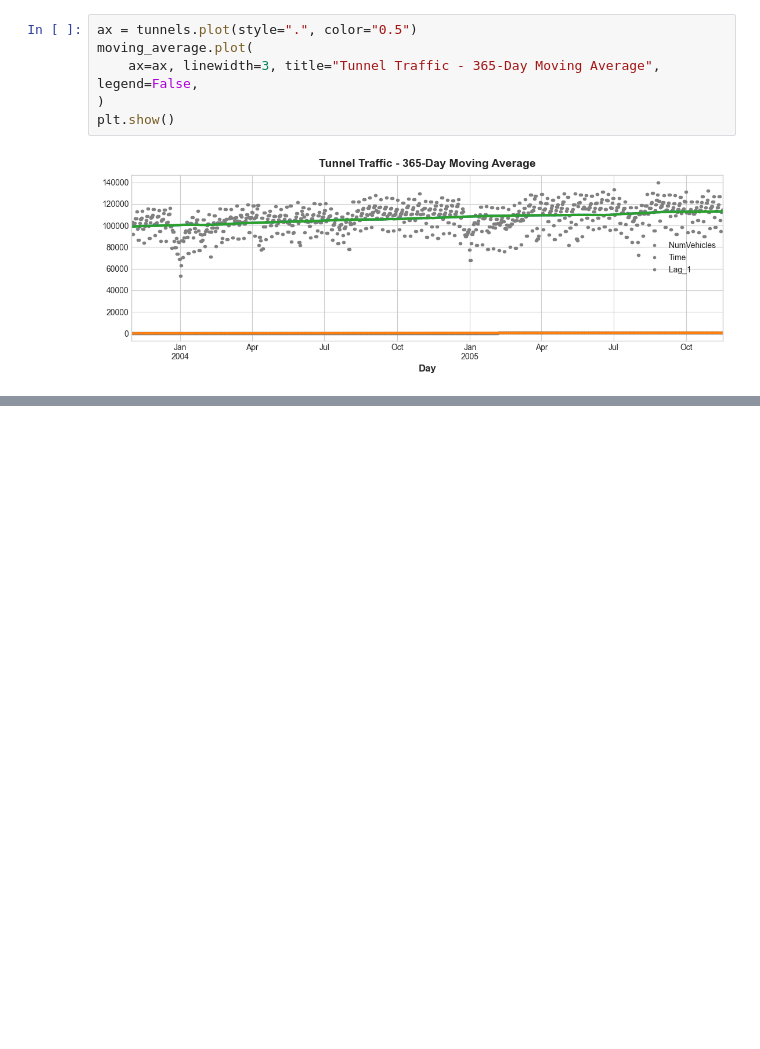
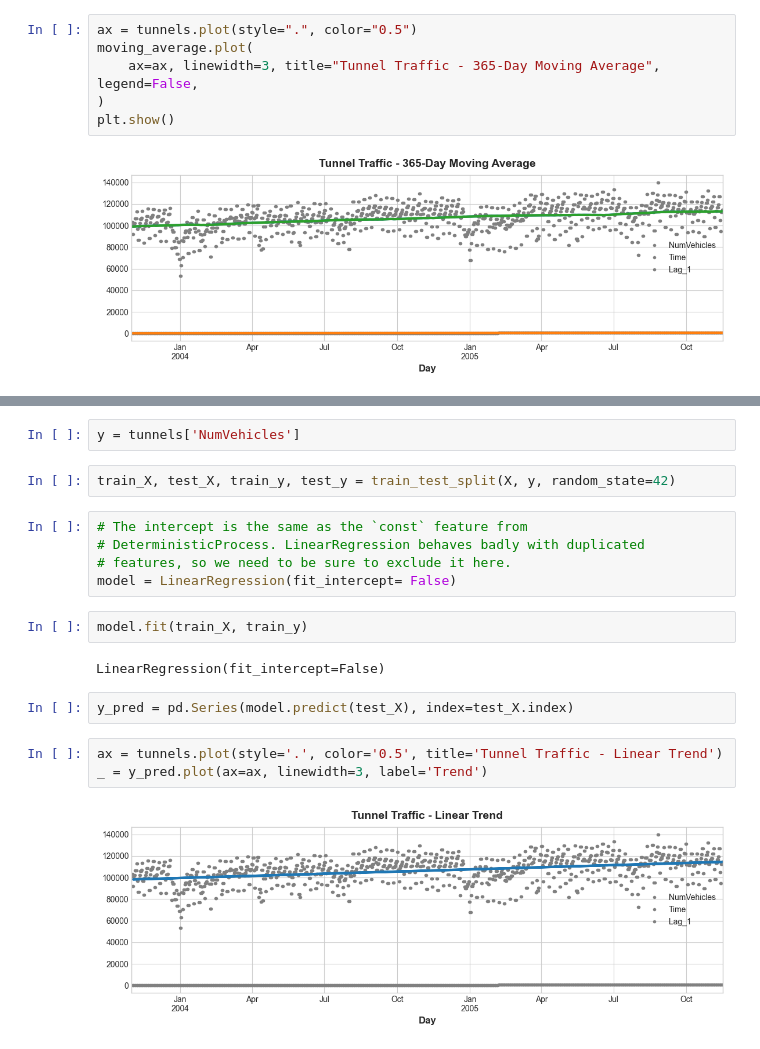
Before and after one commit to Medoci/Medoci, a Jupyter notebook: notebooks/Kaggle_Time_Series_Forecasting.ipynb, the cells around one changed output, grey strips where cells are left out. Drawn from its saved outputs; the diff is of its cells as text; blank space fills up the shorter version.

Commit message:
pip install + complete trends

```diff
--- a/notebooks/Kaggle_Time_Series_Forecasting.ipynb
+++ b/notebooks/Kaggle_Time_Series_Forecasting.ipynb
@@ -399,0 +423,20 @@ plt.show()
+# %%
+y = tunnels['NumVehicles']
+# %%
+train_X, test_X, train_y, test_y = train_test_split(X, y, random_state=42)
+# %%
+# The intercept is the same as the `const` feature from
+# DeterministicProcess. LinearRegression behaves badly with duplicated
+# features, so we need to be sure to exclude it here.
+model = LinearRegression(fit_intercept= False)
+# %%
+model.fit(train_X, train_y)
+# %% [output]
+LinearRegression(fit_intercept=False)
+# %%
+y_pred = pd.Series(model.predict(test_X), index=test_X.index)
+# %%
+ax = tunnels.plot(style='.', color='0.5', title='Tunnel Traffic - Linear Trend')
+_ = y_pred.plot(ax=ax, linewidth=3, label='Trend')
+# %% [output]
+[figure, added]
```
Also changed, not shown: parts of 3 cells of this notebook.
